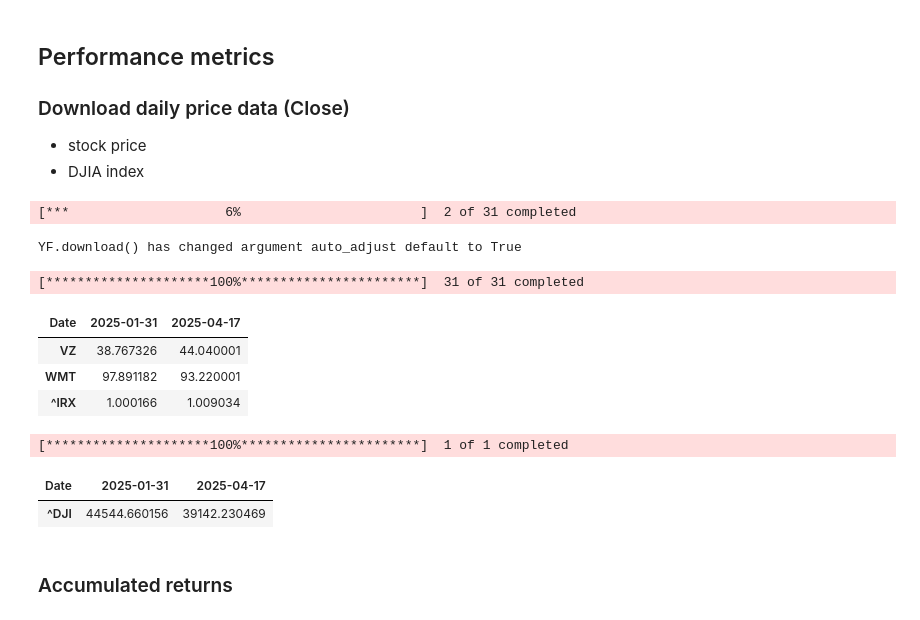
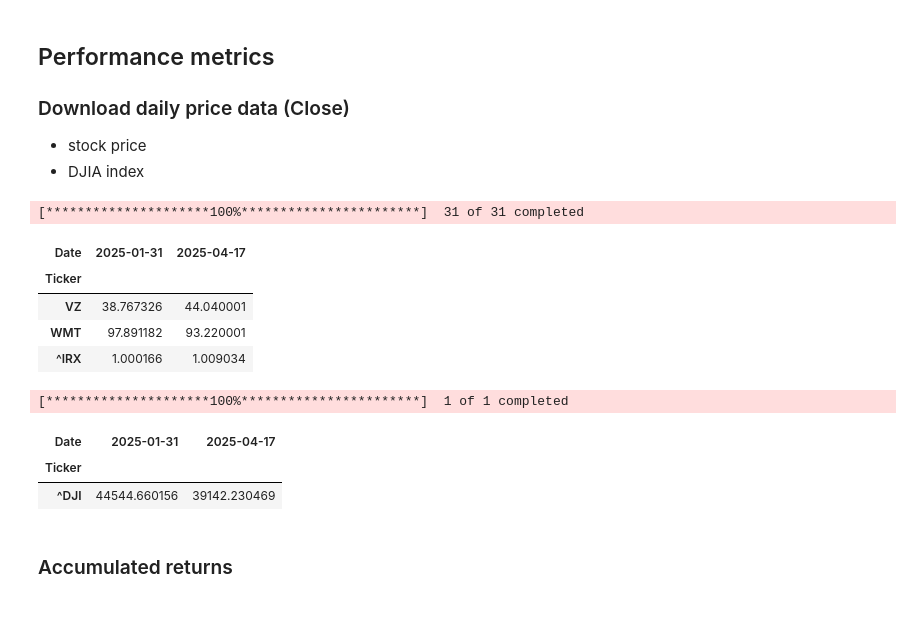
Before and after one commit to bagelquant/fin_model_1, a Jupyter notebook: final report/final_result.ipynb, the cells around one changed output. Saved outputs shown, nothing was run; the diff lists cells and outputs as text; code cells hidden in the pictures.

```diff
--- a/final report/final_result.ipynb
+++ b/final report/final_result.ipynb
@@ -16,7 +16,7 @@ liberation_date = "2025-04-02"  # tariffs day
 # %%
 import pandas as pd
 
-stock_list = pd.read_excel("data/stock_list.xlsx", index_col=0)
+stock_list = pd.read_excel("/Users/Aditri/Desktop/MQF/Sem 2/Fin Mod 1/project/stock_list.xlsx", index_col=0)
 stock_list[["Industry", "Weight", "Target Weight", "Shares", "Transaction Cost"]]
 # %% [output]
 |  | Industry | Weight | Target Weight | Shares | Transaction Cost |
@@ -85,42 +85,31 @@ Name: Weight, dtype: float64
 # %%
 import yfinance as yf
 
-# # download stock data
-# stock_data = yf.download(tickers=stock_list["Symbol"].tolist(), start=start_date, end=end_date)  # type: ignore
-# # print out level 1 column names
-# stock_data: pd.DataFrame = stock_data["Close"]  # type: ignore
-# # Adjuste t-bill to accumulate
-# stock_data["^IRX"] = stock_data["^IRX"] / 252 / 100
-# stock_data["^IRX"] = (stock_data["^IRX"] + 1).cumprod()
-
-# Save data to csv
-# stock_data.to_csv("data/stock_data.csv")
-stock_data = pd.read_csv("data/stock_data.csv", index_col=0, parse_dates=True)
-
+# download stock data
+stock_data = yf.download(tickers=stock_list["Symbol"].tolist(), start=start_date, end=end_date)  # type: ignore
+# print out level 1 column names
+stock_data: pd.DataFrame = stock_data["Close"]  # type: ignore
+# Adjuste t-bill to accumulate
+stock_data["^IRX"] = stock_data["^IRX"] / 252 / 100
+stock_data["^IRX"] = (stock_data["^IRX"] + 1).cumprod()
 # Show first and last day of the data
 stock_data.iloc[[0, -1], :].T.tail(3)  # type: ignore
 # %% [output]
-[***                    6%                       ]  2 of 31 completed
+[*********************100%***********************]  31 of 31 completed
-YF.download() has changed argument auto_adjust default to True
-[*********************100%***********************]  31 of 31 completed
 | Date | 2025-01-31 | 2025-04-17 |
+| Ticker |  |  |
 | VZ | 38.767326 | 44.040001 |
 | WMT | 97.891182 | 93.220001 |
 | ^IRX | 1.000166 | 1.009034 |
 # %%
 # DJIA index
-# djia = yf.download('^DJI', start=start_date, end=end_date)  # type: ignore
-# djia: pd.DataFrame = djia['Close']  # type: ignore
-
-# # Save data to csv
-# djia.to_csv("data/djia.csv")
-djia = pd.read_csv("data/djia.csv", index_col=0, parse_dates=True)
-
-# Show first and last day of the data
+djia = yf.download('^DJI', start=start_date, end=end_date)  # type: ignore
+djia: pd.DataFrame = djia['Close']  # type: ignore
 djia.iloc[[0, -1], :].T  # type: ignore
 # %% [output]
 [*********************100%***********************]  1 of 1 completed
 | Date | 2025-01-31 | 2025-04-17 |
+| Ticker |  |  |
 | ^DJI | 44544.660156 | 39142.230469 |
 # %% [markdown]
 ### Accumulated returns
```
Also changed, not shown: parts of 8 cells of this notebook.
